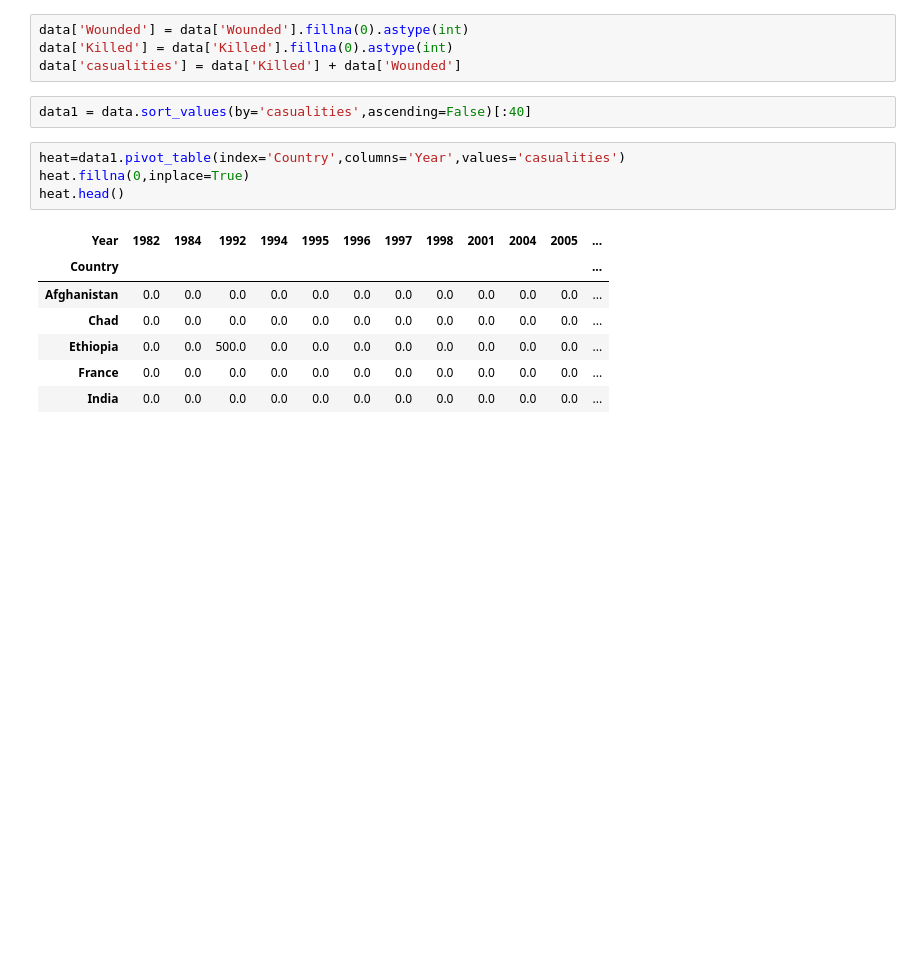
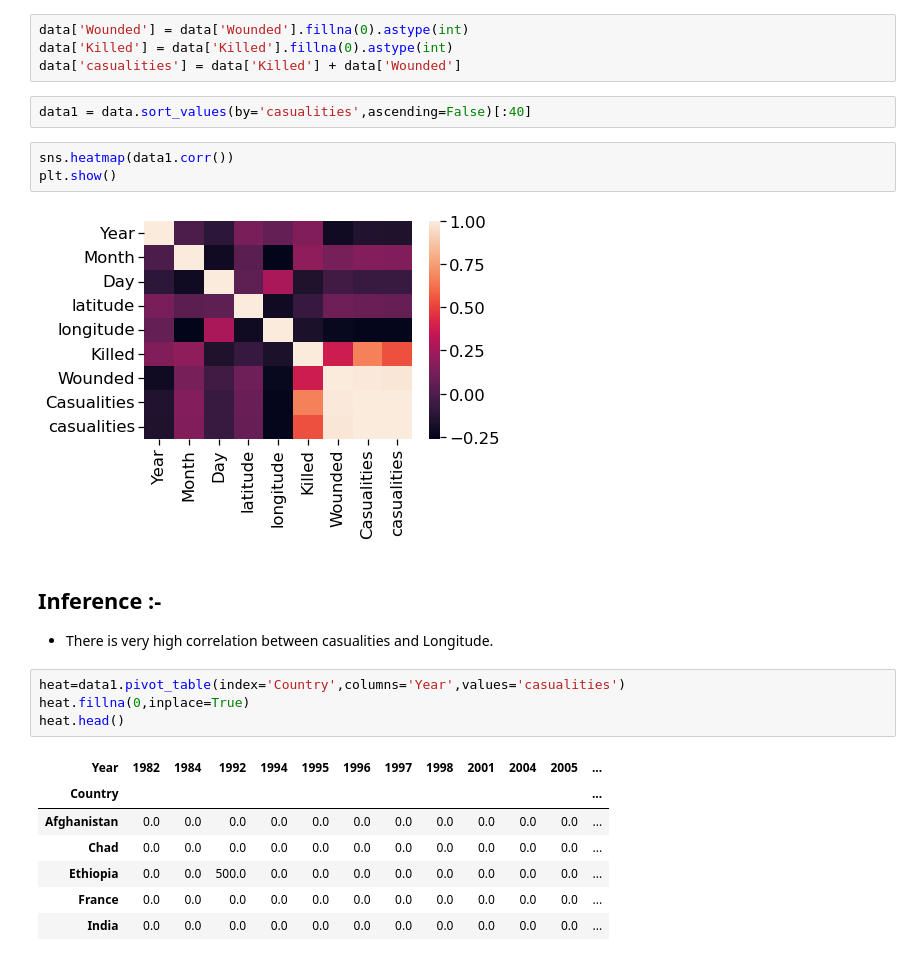
Before and after one commit to FiNiX-GaMmA/Global_terrorism-EDA_project, a Jupyter notebook: worsheet.ipynb, the cells around one changed output. Saved outputs shown, nothing was run; the diff lists cells and outputs as text; blank space fills up the shorter version.

```diff
--- a/worsheet.ipynb
+++ b/worsheet.ipynb
@@ -503,6 +503,14 @@ data['Killed'] = data['Killed'].fillna(0).astype(int)
 data['casualities'] = data['Killed'] + data['Wounded']
 # %%
 data1 = data.sort_values(by='casualities',ascending=False)[:40]
+# %%
+sns.heatmap(data1.corr())
+plt.show()
+# %% [output]
+[figure, added]
+# %% [markdown]
+## Inference :-
+- There is very high correlation between casualities and Longitude.
 # %%
 heat=data1.pivot_table(index='Country',columns='Year',values='casualities')
 heat.fillna(0,inplace=True)
```
Also changed, not shown: parts of 9 cells of this notebook.
